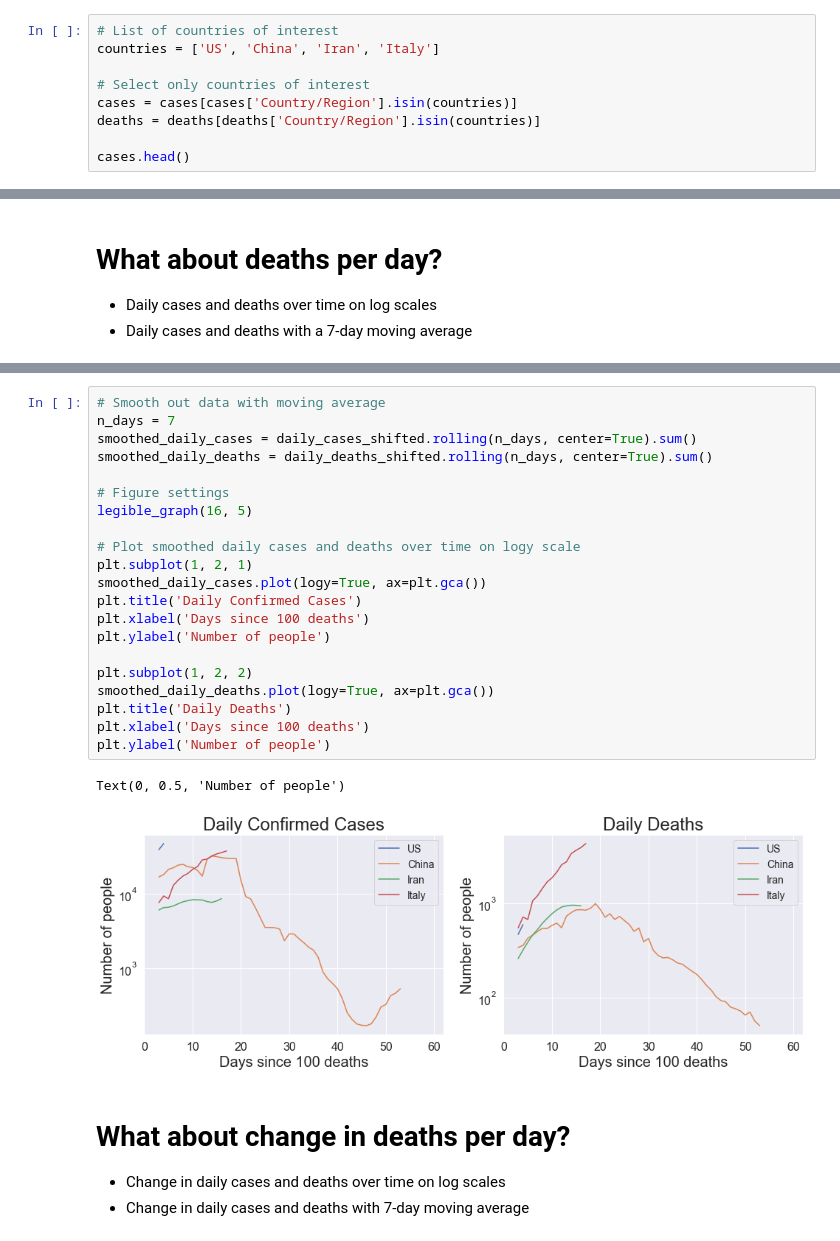
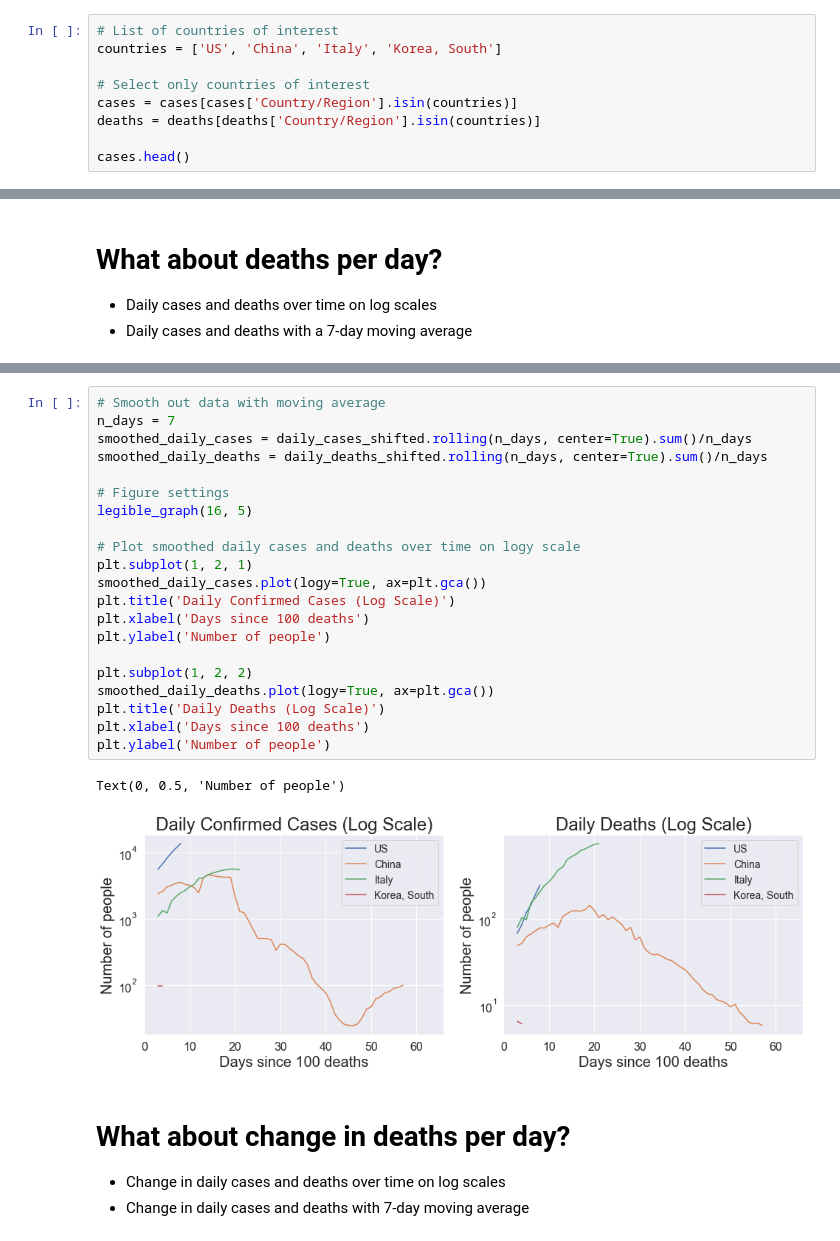
Before and after one commit to AMWen/COVID-19, a Jupyter notebook: COVID-19 with deaths as x.ipynb, the cells around one changed output, grey strips where cells are left out. Saved outputs shown, nothing was run; the diff lists cells and outputs as text.

```diff
--- a/COVID-19 with deaths as x.ipynb
+++ b/COVID-19 with deaths as x.ipynb
@@ -36,6 +36,6 @@ cases.head()
 # %%
 # List of countries of interest
-countries = ['US', 'China', 'Iran', 'Italy']
+countries = ['US', 'China', 'Italy', 'Korea, South']
 
 # Select only countries of interest
 cases = cases[cases['Country/Region'].isin(countries)]
@@ -280,27 +299,27 @@ Text(0, 0.5, 'Number of people')
 # %%
 # Smooth out data with moving average
 n_days = 7
-smoothed_daily_cases = daily_cases_shifted.rolling(n_days, center=True).sum()
-smoothed_daily_deaths = daily_deaths_shifted.rolling(n_days, center=True).sum()
+smoothed_daily_cases = daily_cases_shifted.rolling(n_days, center=True).sum()/n_days
+smoothed_daily_deaths = daily_deaths_shifted.rolling(n_days, center=True).sum()/n_days
 
 # Figure settings
 legible_graph(16, 5)
 
 # Plot smoothed daily cases and deaths over time on logy scale
 plt.subplot(1, 2, 1)
 smoothed_daily_cases.plot(logy=True, ax=plt.gca())
-plt.title('Daily Confirmed Cases')
+plt.title('Daily Confirmed Cases (Log Scale)')
 plt.xlabel('Days since 100 deaths')
 plt.ylabel('Number of people')
 
 plt.subplot(1, 2, 2)
 smoothed_daily_deaths.plot(logy=True, ax=plt.gca())
-plt.title('Daily Deaths')
+plt.title('Daily Deaths (Log Scale)')
 plt.xlabel('Days since 100 deaths')
 plt.ylabel('Number of people')
 # %% [output]
 Text(0, 0.5, 'Number of people')
-[figure, old version]
+[figure, new version]
 # %% [markdown]
 # What about change in deaths per day?
 - Change in daily cases and deaths over time on log scales
```
Also changed, not shown: parts of 14 cells of this notebook, 8 other files.
